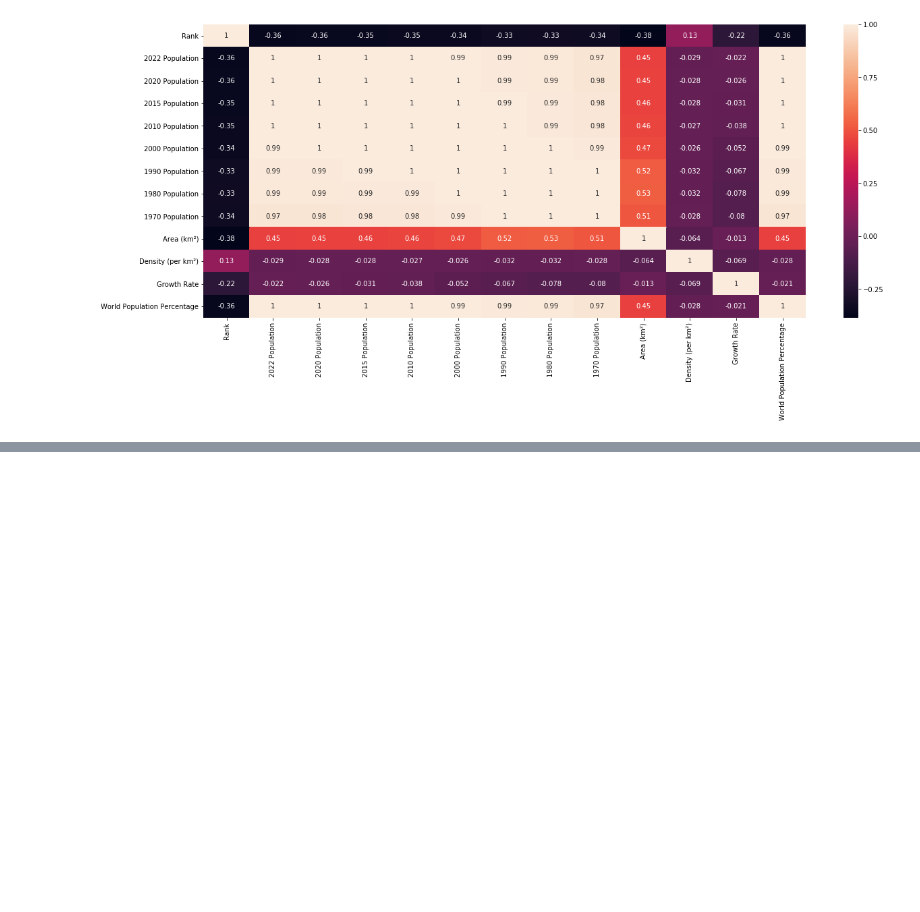
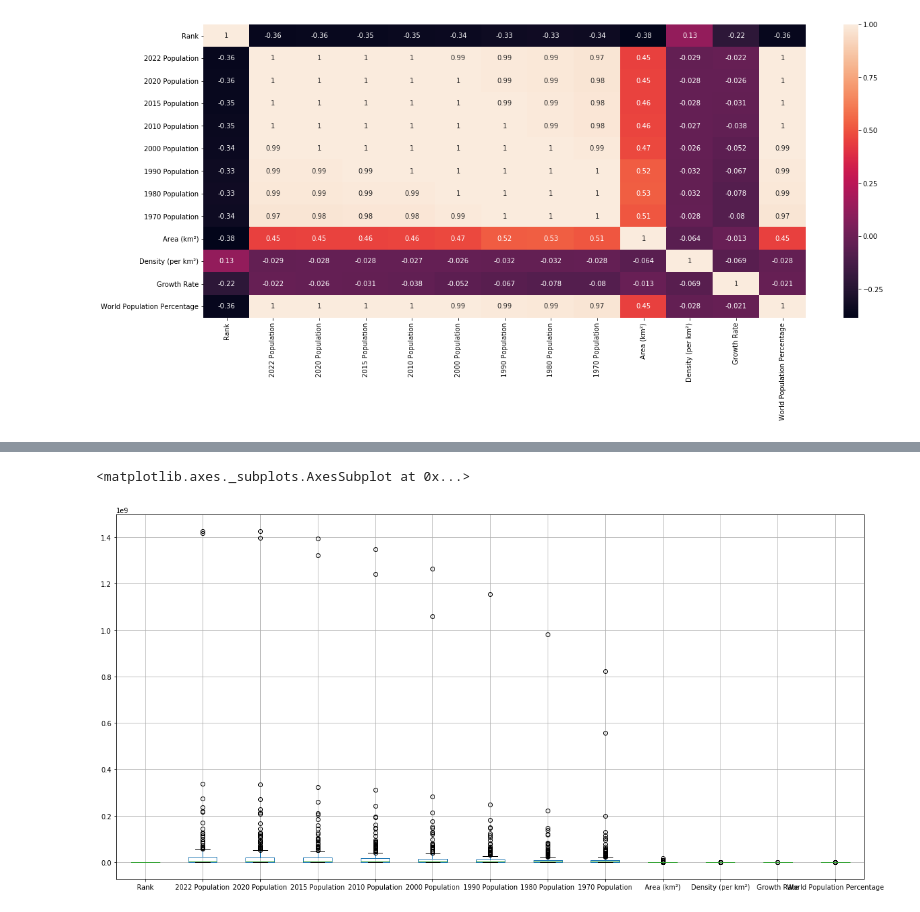
Before and after one commit to VEGLOhouetchenouGABIN/FORCE-N-AI-CERTIFICATION-PROGRAM-PRACTICE, a Jupyter notebook: Module3/EDA.ipynb, the cells around one changed output, grey strips where cells are left out. Cells and saved outputs as stored; diff of their text form; code cells hidden in the pictures; blank space fills up the shorter version.

```diff
--- a/Module3/EDA.ipynb
+++ b/Module3/EDA.ipynb
@@ -211,0 +318,5 @@ plt.show()
+# %%
+df.boxplot(figsize=(20,10))
+# %% [output]
+<matplotlib.axes._subplots.AxesSubplot at 0x...>
+[figure, added]
```
Also changed, not shown: parts of 18 cells of this notebook.
